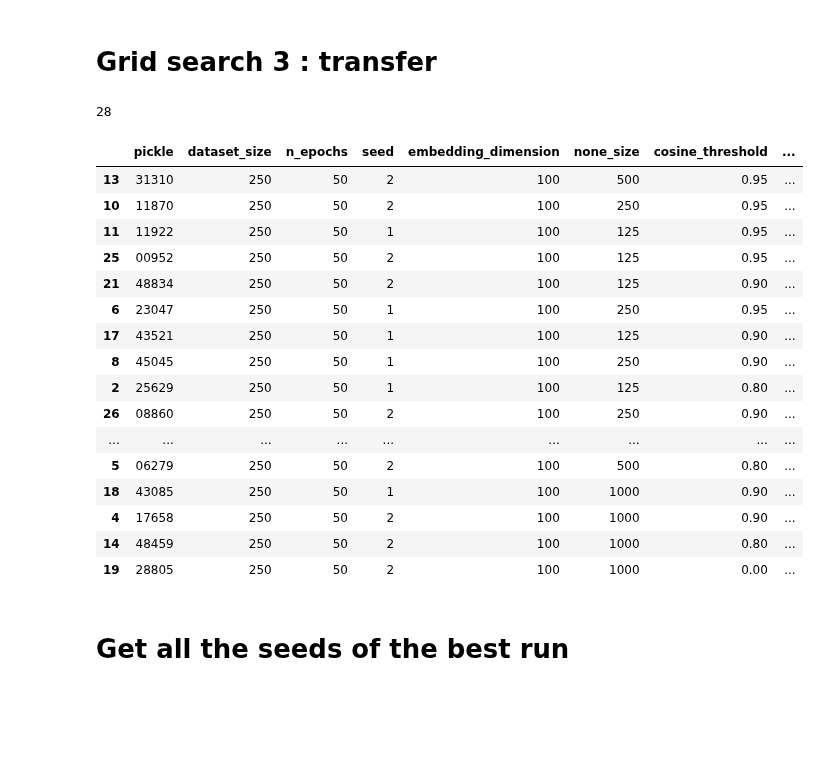
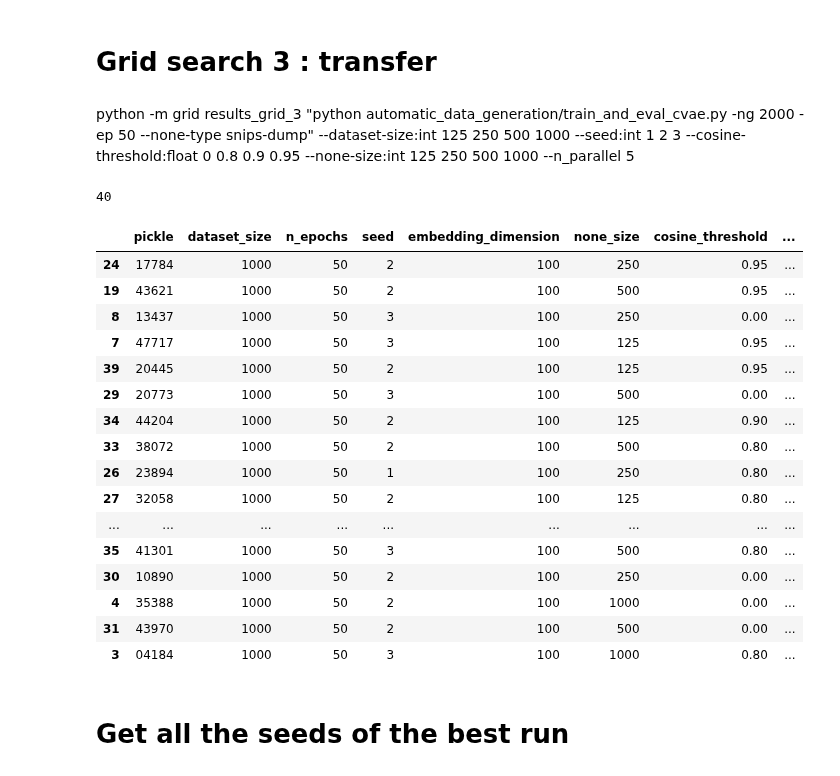
Before and after one commit to sonos/automatic-data-generation, a Jupyter notebook: automatic_data_generation/grid-search.ipynb, the cells around one changed output. Cells and saved outputs as stored; diff of their text form; code cells hidden in the pictures; blank space fills up the shorter version.

```diff
--- a/automatic_data_generation/grid-search.ipynb
+++ b/automatic_data_generation/grid-search.ipynb
@@ -135,57 +135,59 @@ df.head(1000)
 | 8 | 35755 | 500 | 50 | 2 | 100 | 256 | ... |
 # %% [markdown]
 # Grid search 3 : transfer
+# %% [markdown]
+python -m grid results_grid_3 "python automatic_data_generation/train_and_eval_cvae.py -ng 2000 -ep 50 --none-type snips-dump" --dataset-size:int 125 250 500 1000 --seed:int 1 2 3 --cosine-threshold:float 0 0.8 0.9 0.95 --none-size:int 125 250 500 1000 --n_parallel 5
 # %%
 from pathlib import Path
 import shutil
 results_dir = 'results_grid_3'
 runs = []
 
 for filename in os.listdir(results_dir):
     filepath = Path(results_dir)/Path(filename)
     if filename.endswith('.pkl'):
         runs.append(torch.load(filepath))
 
-runs = [run for run in runs if (run['args']['dataset_size']==250)]
+runs = [run for run in runs if (run['args']['dataset_size']==1000)]
 
 data = {}
 for arg_name in runs[0]['args'].keys():
     data[arg_name] = [run['args'][arg_name] for run in runs]
 data['pickle']   = np.array([run['args']['pickle'].split('/')[-1].rstrip('.pkl') for run in runs])
 
 data['bleu_quality']   = np.array([run['delexicalised_metrics']['bleu_scores']['quality']['avg'] for run in runs])
 data['bleu_diversity'] = np.array([run['delexicalised_metrics']['bleu_scores']['diversity']['avg'] for run in runs])
 data['accuracy']       = np.array([run['delexicalised_metrics']['intent_accuracy']['avg'] for run in runs])
 data['originality']       = np.array([run['delexicalised_metrics']['originality']['avg'] for run in runs])
 data['transfer']   = np.array([run['delexicalised_metrics']['transfer']['metric']['avg'] for run in runs])
 
 data['metric'] = data['accuracy']**10 #* data['originality'] #* data['bleu_quality']
 
 df = pd.DataFrame(data, columns=['pickle', 'dataset_size', 'n_epochs', 'seed', 'embedding_dimension',#'x1', 'x2', 'k1', 'k2',
                                  'none_size', 'cosine_threshold',
                                  'bleu_quality', 'bleu_diversity', 'accuracy', 'originality', 'transfer', 'metric'])
 df = df.sort_values(by = 'metric', ascending=False)
 print(len(runs))
 df.head(1000)
 # %% [output]
-28
+40
 |  | pickle | dataset_size | n_epochs | seed | embedding_dimension | none_size | cosine_threshold | ... |
-| 13 | 31310 | 250 | 50 | 2 | 100 | 500 | 0.95 | ... |
-| 10 | 11870 | 250 | 50 | 2 | 100 | 250 | 0.95 | ... |
-| 11 | 11922 | 250 | 50 | 1 | 100 | 125 | 0.95 | ... |
-| 25 | 00952 | 250 | 50 | 2 | 100 | 125 | 0.95 | ... |
-| 21 | 48834 | 250 | 50 | 2 | 100 | 125 | 0.90 | ... |
-| 6 | 23047 | 250 | 50 | 1 | 100 | 250 | 0.95 | ... |
-| 17 | 43521 | 250 | 50 | 1 | 100 | 125 | 0.90 | ... |
-| 8 | 45045 | 250 | 50 | 1 | 100 | 250 | 0.90 | ... |
-| 2 | 25629 | 250 | 50 | 1 | 100 | 125 | 0.80 | ... |
-| 26 | 08860 | 250 | 50 | 2 | 100 | 250 | 0.90 | ... |
+| 24 | 17784 | 1000 | 50 | 2 | 100 | 250 | 0.95 | ... |
+| 19 | 43621 | 1000 | 50 | 2 | 100 | 500 | 0.95 | ... |
+| 8 | 13437 | 1000 | 50 | 3 | 100 | 250 | 0.00 | ... |
+| 7 | 47717 | 1000 | 50 | 3 | 100 | 125 | 0.95 | ... |
+| 39 | 20445 | 1000 | 50 | 2 | 100 | 125 | 0.95 | ... |
+| 29 | 20773 | 1000 | 50 | 3 | 100 | 500 | 0.00 | ... |
+| 34 | 44204 | 1000 | 50 | 2 | 100 | 125 | 0.90 | ... |
+| 33 | 38072 | 1000 | 50 | 2 | 100 | 500 | 0.80 | ... |
+| 26 | 23894 | 1000 | 50 | 1 | 100 | 250 | 0.80 | ... |
+| 27 | 32058 | 1000 | 50 | 2 | 100 | 125 | 0.80 | ... |
 | ... | ... | ... | ... | ... | ... | ... | ... | ... |
-| 5 | 06279 | 250 | 50 | 2 | 100 | 500 | 0.80 | ... |
-| 18 | 43085 | 250 | 50 | 1 | 100 | 1000 | 0.90 | ... |
-| 4 | 17658 | 250 | 50 | 2 | 100 | 1000 | 0.90 | ... |
-| 14 | 48459 | 250 | 50 | 2 | 100 | 1000 | 0.80 | ... |
-| 19 | 28805 | 250 | 50 | 2 | 100 | 1000 | 0.00 | ... |
+| 35 | 41301 | 1000 | 50 | 3 | 100 | 500 | 0.80 | ... |
+| 30 | 10890 | 1000 | 50 | 2 | 100 | 250 | 0.00 | ... |
+| 4 | 35388 | 1000 | 50 | 2 | 100 | 1000 | 0.00 | ... |
+| 31 | 43970 | 1000 | 50 | 2 | 100 | 500 | 0.00 | ... |
+| 3 | 04184 | 1000 | 50 | 3 | 100 | 1000 | 0.80 | ... |
 # %% [markdown]
 # Get all the seeds of the best run
 # %%
```
Also changed, not shown: 4 other files.
